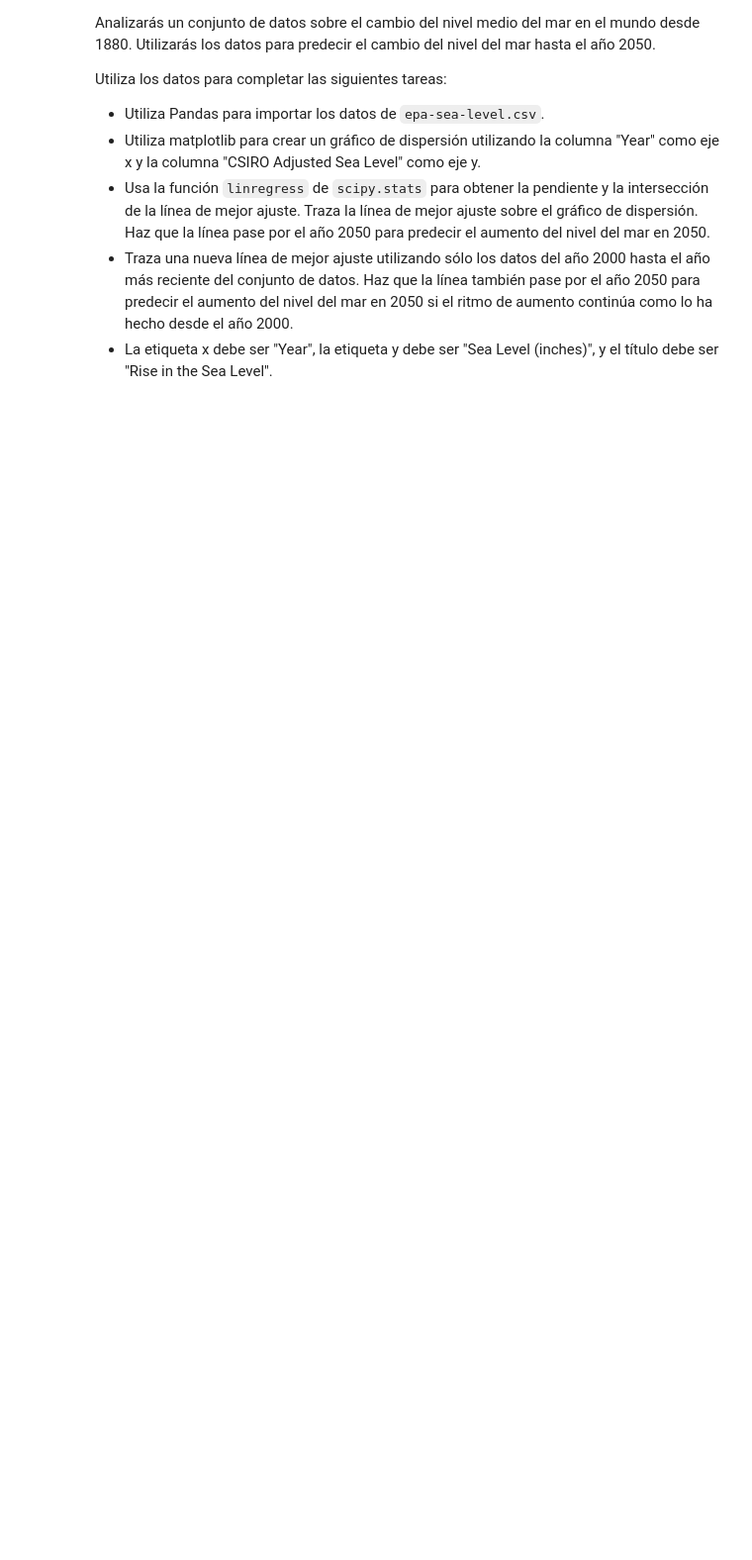
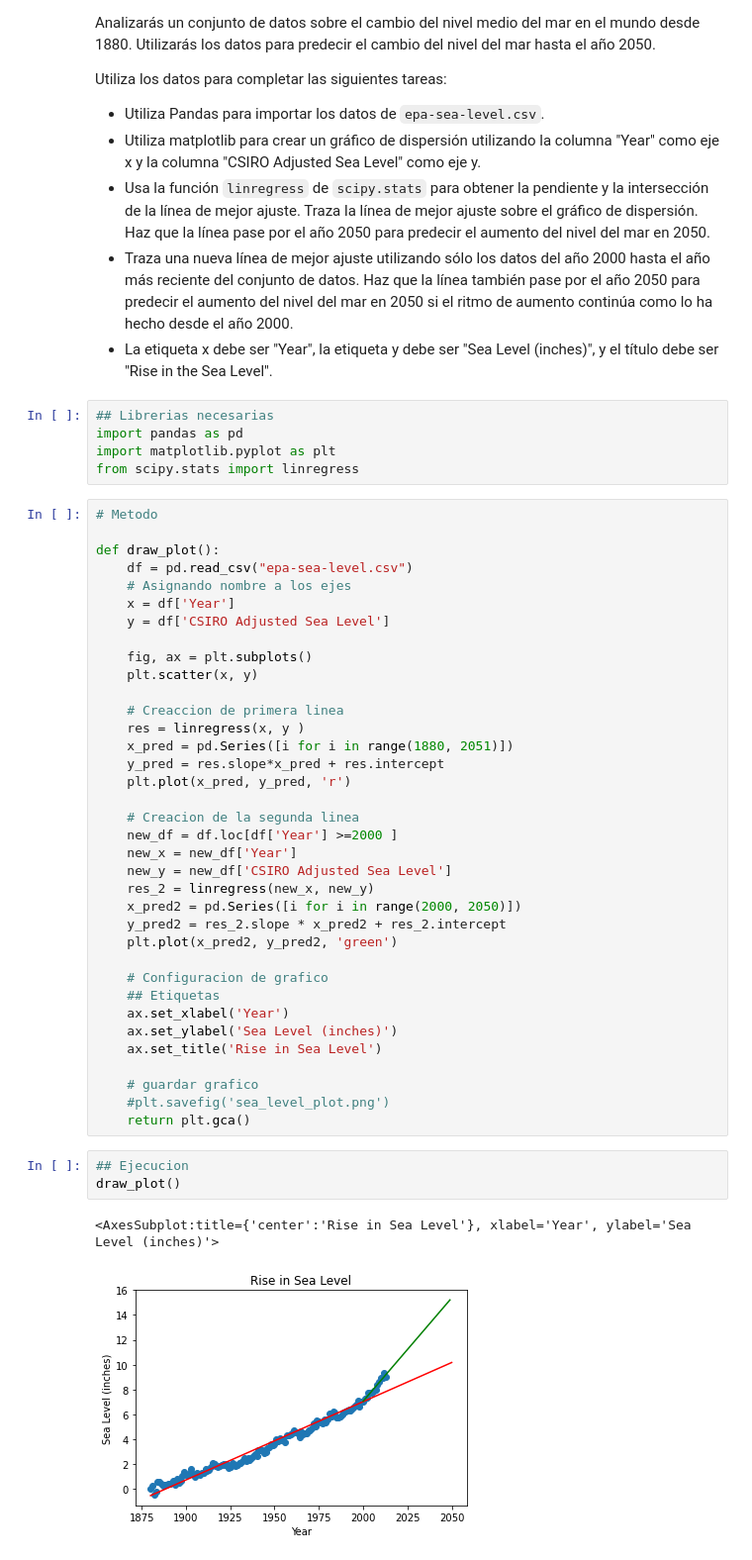
Before and after one commit to MkCst/Self-thaught, a Jupyter notebook: FCCampDataAnalysis_A2.ipynb, the cells around one changed output. Shown at 99% size. Drawn from its saved outputs; the diff is of its cells as text; blank space fills up the shorter version.

```diff
--- a/FCCampDataAnalysis_A2.ipynb
+++ b/FCCampDataAnalysis_A2.ipynb
@@ -231,3 +231,50 @@ Utiliza los datos para completar las siguientes tareas:
 * Usa la función `linregress` de `scipy.stats` para obtener la pendiente y la intersección de la línea de mejor ajuste. Traza la línea de mejor ajuste sobre el gráfico de dispersión. Haz que la línea pase por el año 2050 para predecir el aumento del nivel del mar en 2050.
 * Traza una nueva línea de mejor ajuste utilizando sólo los datos del año 2000 hasta el año más reciente del conjunto de datos. Haz que la línea también pase por el año 2050 para predecir el aumento del nivel del mar en 2050 si el ritmo de aumento continúa como lo ha hecho desde el año 2000.
 * La etiqueta x debe ser "Year", la etiqueta y debe ser "Sea Level (inches)", y el título debe ser "Rise in the Sea Level".
+# %%
+## Librerias necesarias
+import pandas as pd
+import matplotlib.pyplot as plt
+from scipy.stats import linregress
+# %%
+# Metodo
+
+def draw_plot():
+    df = pd.read_csv("epa-sea-level.csv")
+    # Asignando nombre a los ejes
+    x = df['Year']
+    y = df['CSIRO Adjusted Sea Level']
+
+    fig, ax = plt.subplots()
+    plt.scatter(x, y)
+
+    # Creaccion de primera linea
+    res = linregress(x, y )
+    x_pred = pd.Series([i for i in range(1880, 2051)])
+    y_pred = res.slope*x_pred + res.intercept
+    plt.plot(x_pred, y_pred, 'r')
+
+    # Creacion de la segunda linea
+    new_df = df.loc[df['Year'] >=2000 ]
+    new_x = new_df['Year']
+    new_y = new_df['CSIRO Adjusted Sea Level']
+    res_2 = linregress(new_x, new_y)
+    x_pred2 = pd.Series([i for i in range(2000, 2050)])
+    y_pred2 = res_2.slope * x_pred2 + res_2.intercept
+    plt.plot(x_pred2, y_pred2, 'green')
+
+    # Configuracion de grafico
+    ## Etiquetas
+    ax.set_xlabel('Year')
+    ax.set_ylabel('Sea Level (inches)')
+    ax.set_title('Rise in Sea Level')
+
+    # guardar grafico
+    #plt.savefig('sea_level_plot.png')
+    return plt.gca()
+# %%
+## Ejecucion
+draw_plot()
+# %% [output]
+<AxesSubplot:title={'center':'Rise in Sea Level'}, xlabel='Year', ylabel='Sea Level (inches)'>
+[figure, added]
```
Also changed, not shown: 1 other file.
